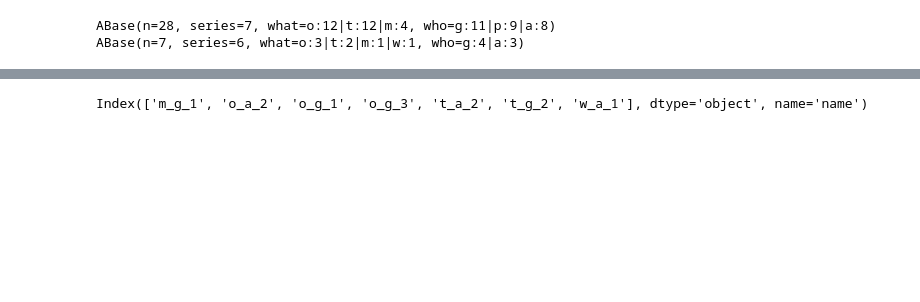
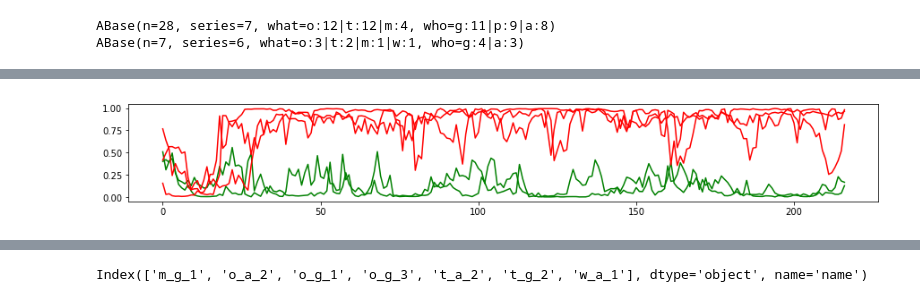
Before and after one commit to nuru-nu/moyo, a Jupyter notebook: notebooks/tf.ipynb, the cells around one changed output, grey strips where cells are left out. Drawn from its saved outputs; the diff is of its cells as text; code cells hidden in the pictures; blank space fills up the shorter version.

```diff
--- a/notebooks/tf.ipynb
+++ b/notebooks/tf.ipynb
@@ -220,0 +386,4 @@ for name in _.df.index:
+# %%
+plot_df(ab_test.df, 'wp_10_10', 2)
+# %% [output]
+[figure, added]
```
Also changed, not shown: parts of 50 cells of this notebook, 4 other files.
